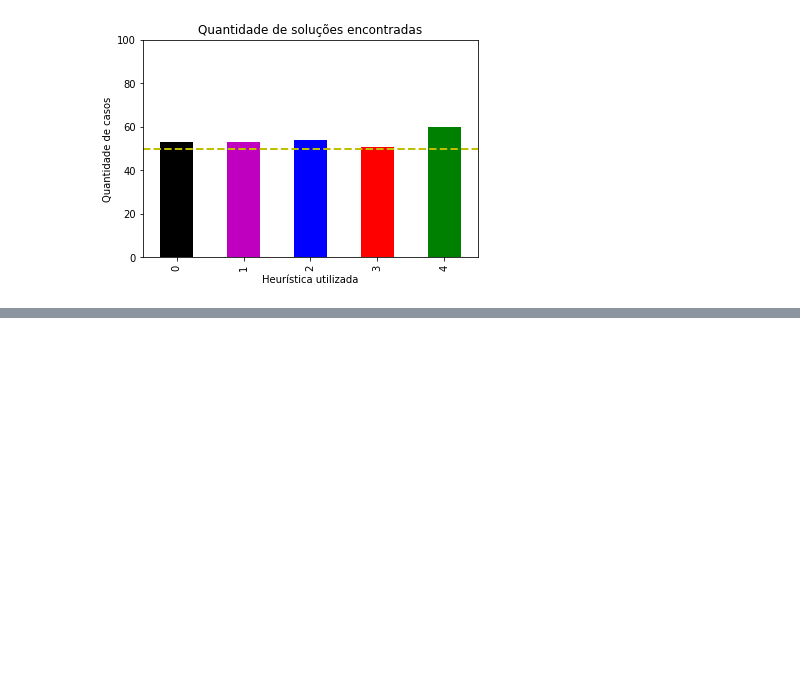
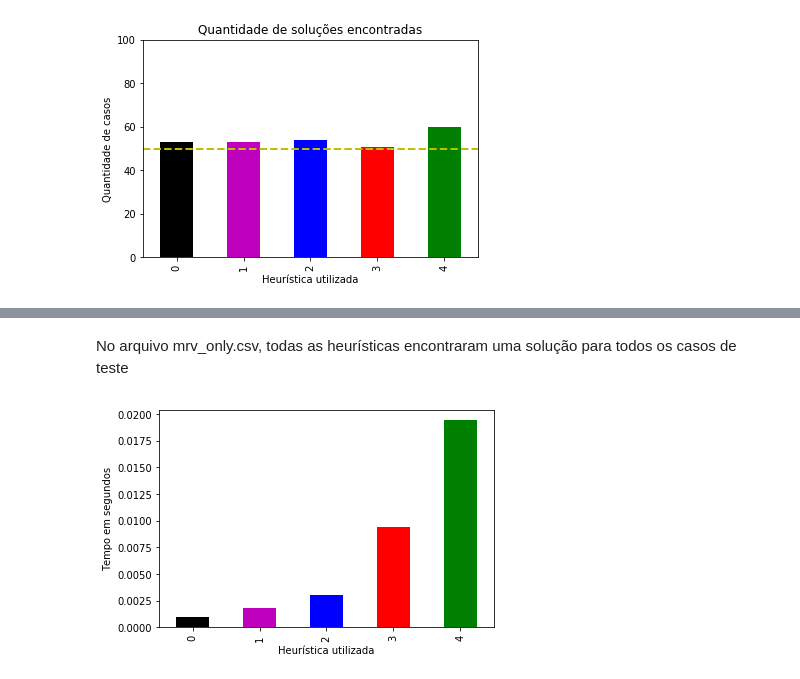
Before and after one commit to jadsonjjmo/FutoshikiSolver, a Jupyter notebook: plot/ReportFutoshikiSolver.ipynb, the cells around one changed output, grey strips where cells are left out. Drawn from its saved outputs; the diff is of its cells as text; code cells hidden in the pictures; blank space fills up the shorter version.

```diff
--- a/plot/ReportFutoshikiSolver.ipynb
+++ b/plot/ReportFutoshikiSolver.ipynb
@@ -39,0 +53,11 @@ plt.show()
+# %% [markdown]
+No arquivo mrv_only.csv, todas as heurísticas encontraram uma solução para todos os casos de teste
+# %%
+#  Desempenho de cada heurística no conjunto de dados mrv_only.txt
+df3 = df_mrv[['heuristicType', 'second']].groupby(['heuristicType']).sum()
+df3.plot(kind='bar', color='kmbrg', legend=False)
+plt.xlabel("Heurística utilizada")
+plt.ylabel("Tempo em segundos")
+plt.show()
+# %% [output]
+[figure, added]
```
Also changed, not shown: parts of 5 cells of this notebook, 2 other files.
